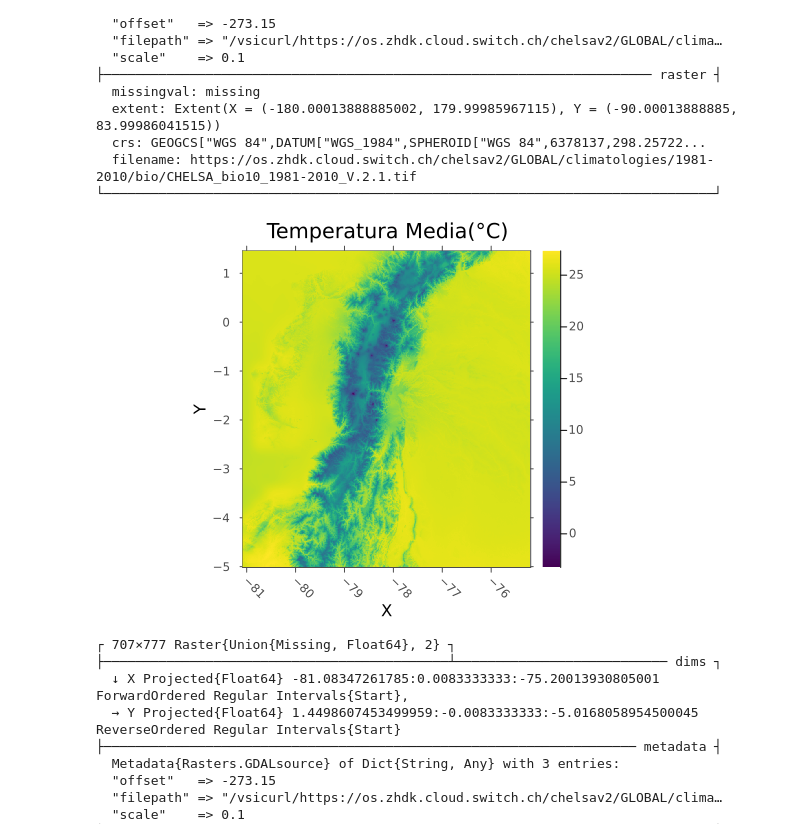
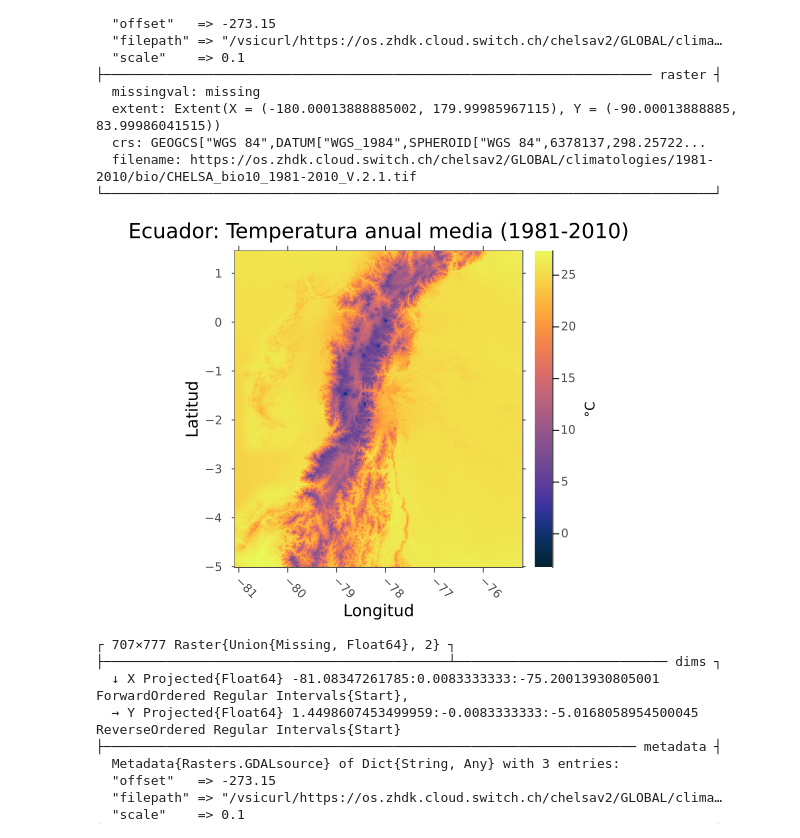
Before and after one commit to geoskydev/intro-julia-2025, a Jupyter notebook: notebooks/03_analisis_geoespacial.ipynb, the cells around one changed output. Cells and saved outputs as stored; diff of their text form; code cells hidden in the pictures.

Commit message:
back to Plots.jl

```diff
--- a/notebooks/03_analisis_geoespacial.ipynb
+++ b/notebooks/03_analisis_geoespacial.ipynb
@@ -22,9 +22,10 @@ r
 └──────────────────────────────────────────────────────────────────────────────┘
 # %%
 ecu = view(r, X(-81.0852191551 .. -75.1860925808), Y(-5.0186422241 .. 1.4629920115))
-Plots.plot(ecu;color = :viridis, aspect_ratio = :equal, title = "Temperatura Media(°C)")
+
+Plots.plot(ecu, c=:thermal, title="Ecuador: Temperatura anual media (1981-2010)", xlabel="Longitud", ylabel="Latitud", colorbar_title="°C")
 # %% [output]
-[figure, old version]
+[figure, new version]
 # %%
 ecu
 # %% [output]
```
